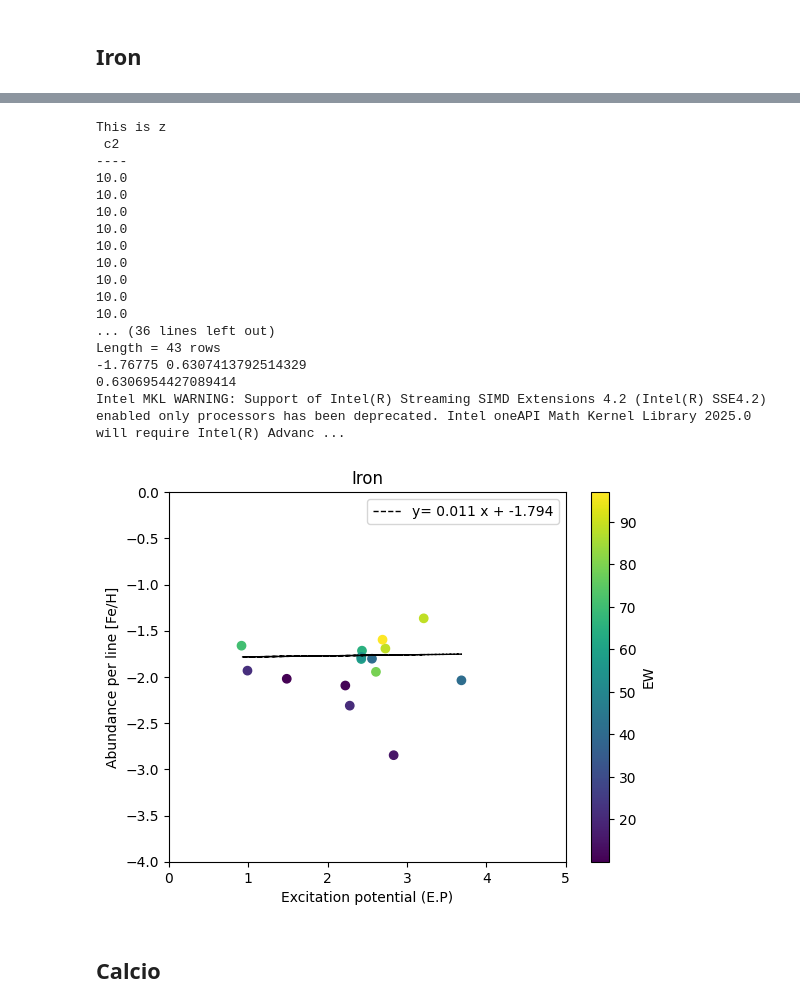
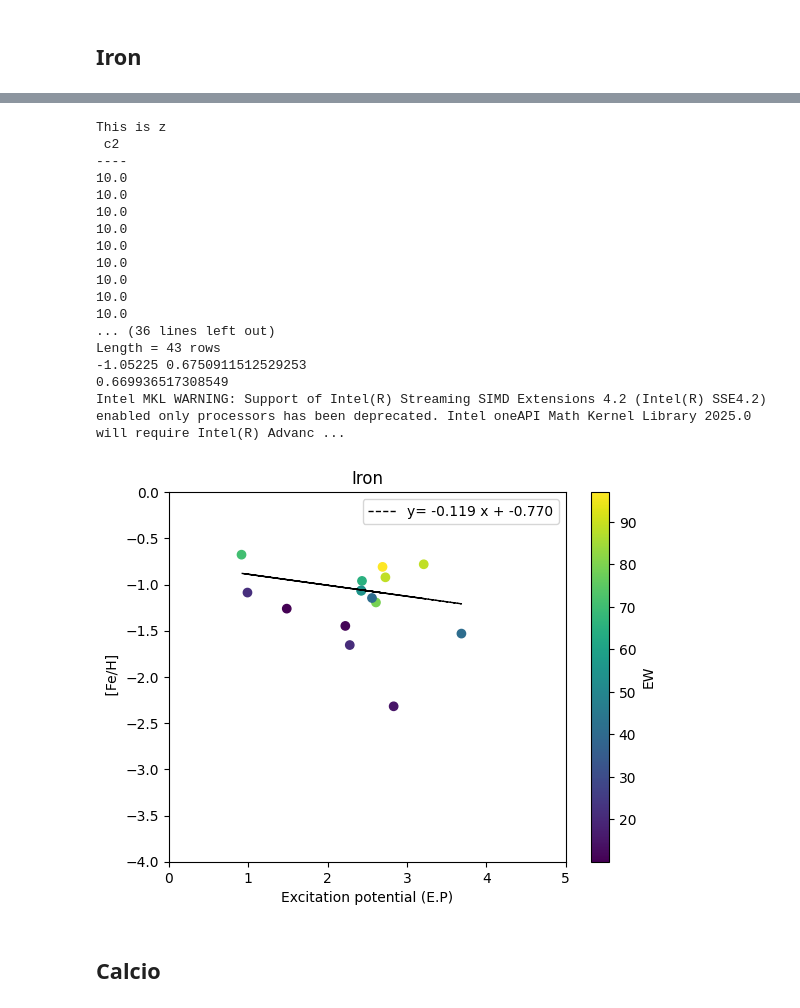
Before and after one commit to SamantaMorales/divtel, a Jupyter notebook: stuff_for_lab/Untitled.ipynb, the cells around one changed output, grey strips where cells are left out. Saved outputs shown, nothing was run; the diff lists cells and outputs as text; code cells hidden in the pictures.

```diff
--- a/stuff_for_lab/Untitled.ipynb
+++ b/stuff_for_lab/Untitled.ipynb
@@ -445,7 +395,7 @@ Intel MKL WARNING: Support of Intel(R) Streaming SIMD Extensions 4.2 (Intel(R) S
 # %%
 plt.figure()
 
-t2 = Table.read('samanta4500.out', format='ascii')
+t2 = Table.read('samanta5000.out', format='ascii')
 print("This is z")
 print(z)
 x  = t2['EP']        # energia minima
@@ -472,37 +422,37 @@ print(np.mean(y), np.std(y))
 sc = plt.scatter(x, y, c=cvals, cmap='viridis')
 cbar = plt.colorbar(sc)
 cbar.set_label('EW')
 
 popt, pcov = curve_fit(func, x, y, method='lm')
 plt.plot(x, func(x, *popt), 'k--', lw=1.,
          label='y= %5.3f x + %5.3f' % tuple(popt))
 std1 = np.std(y - func(x, *popt))
 print(std1)
 plt.title("Iron")
 plt.axis([0, 5, -4, 0])
 plt.xlabel("Excitation potential (E.P)")
-plt.ylabel("Abundance per line [Fe/H]")
+plt.ylabel(" [Fe/H]")
 plt.legend()
 plt.show()
 # %% [output]
 This is z
  c2
 ----
 10.0
 10.0
 10.0
 10.0
 10.0
 10.0
 10.0
 10.0
 10.0
 ... (36 lines left out)
 Length = 43 rows
--1.76775 0.6307413792514329
-0.6306954427089414
+-1.05225 0.6750911512529253
+0.669936517308549
 Intel MKL WARNING: Support of Intel(R) Streaming SIMD Extensions 4.2 (Intel(R) SSE4.2) enabled only processors has been deprecated. Intel oneAPI Math Kernel Library 2025.0 will require Intel(R) Advanc ...
-[figure, old version]
+[figure, new version]
 # %% [markdown]
 ## Calcio
 # %%
```
Also changed, not shown: parts of 9 cells of this notebook, 10 other files.
